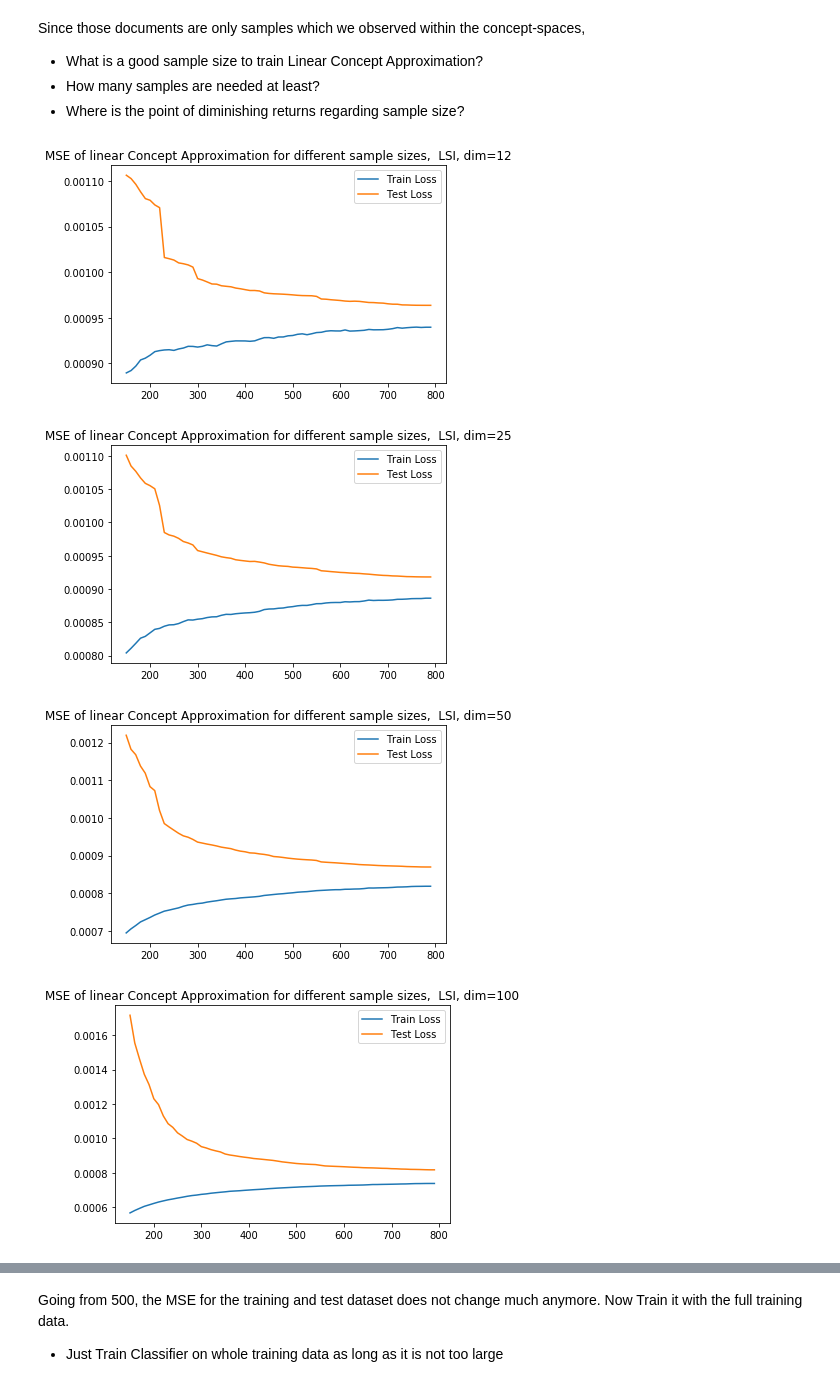
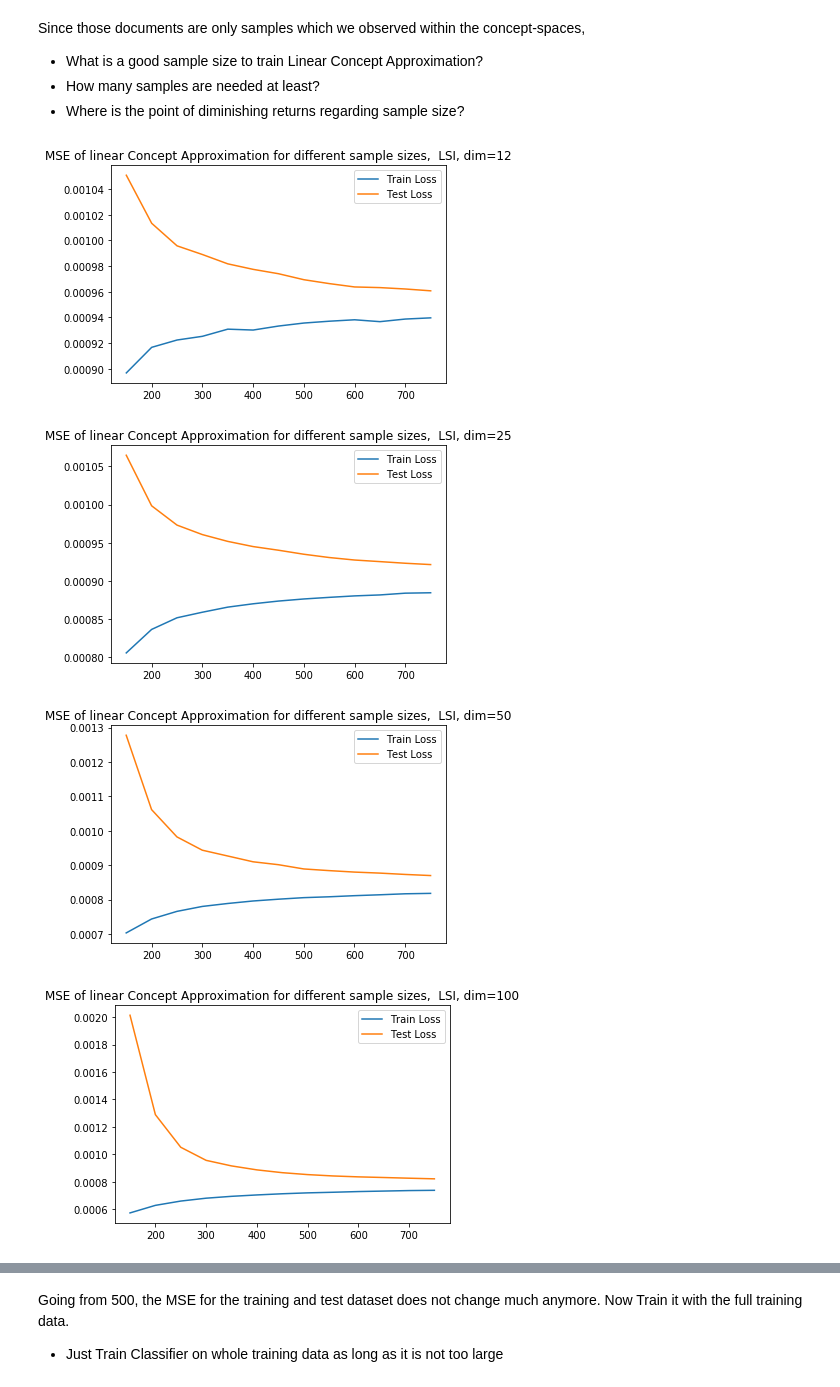
Before and after one commit to marc-lenz/thesis_code, a Jupyter notebook: First Exploration and Tests.ipynb, the cells around one changed output, grey strips where cells are left out. Saved outputs shown, nothing was run; the diff lists cells and outputs as text; code cells hidden in the pictures.

```diff
--- a/First Exploration and Tests.ipynb
+++ b/First Exploration and Tests.ipynb
@@ -180,35 +176,35 @@ for dimension in dimensions:
     english_lsi_vecs = model_dict[dimension]["fr_vecs"]
 
     for k in range(4):
         en_vecs_train, en_vecs_test, fr_vecs_train, fr_vecs_test = train_test_split(english_lsi_vecs, french_lsi_vecs, test_size=0.2)
 
-        sample_sizes = [k*10 for k in range(15,80)]
+        sample_sizes = [k*50 for k in range(3,16)]
         train_scores = []
         test_scores = []
 
         for num in sample_sizes:
             fr_to_en_clf = linear_model.LinearRegression()
             en_to_fr_clf = linear_model.LinearRegression()
 
             en_to_fr_clf.fit(en_vecs_train[:num], fr_vecs_train[:num])
             train_predictions = en_to_fr_clf.predict(en_vecs_train[:num])
             train_score = mse(train_predictions, fr_vecs_train[:num])
 
             test_predictions = en_to_fr_clf.predict(en_vecs_test)
             test_score = mse(test_predictions, fr_vecs_test)
             train_scores.append(train_score)
             test_scores.append(test_score)
 
         meta_train_scores.append(np.asarray(train_scores))
         meta_test_scores.append(np.asarray(test_scores))
 
     plt.plot(sample_sizes, np.mean(meta_train_scores, axis=0), label="Train Loss")
     plt.plot(sample_sizes, np.mean(meta_test_scores, axis=0), label="Test Loss")
     plt.legend()
     plt.title("MSE of linear Concept Approximation for different sample sizes,  LSI, dim="+str(dimension))
     plt.show()
 # %% [output]
-[figure, old version]
+[figure, new version]
-[figure, old version]
+[figure, new version]
-[figure, old version]
+[figure, new version]
-[figure, old version]
+[figure, new version]
```
Also changed, not shown: parts of 4 cells of this notebook.
